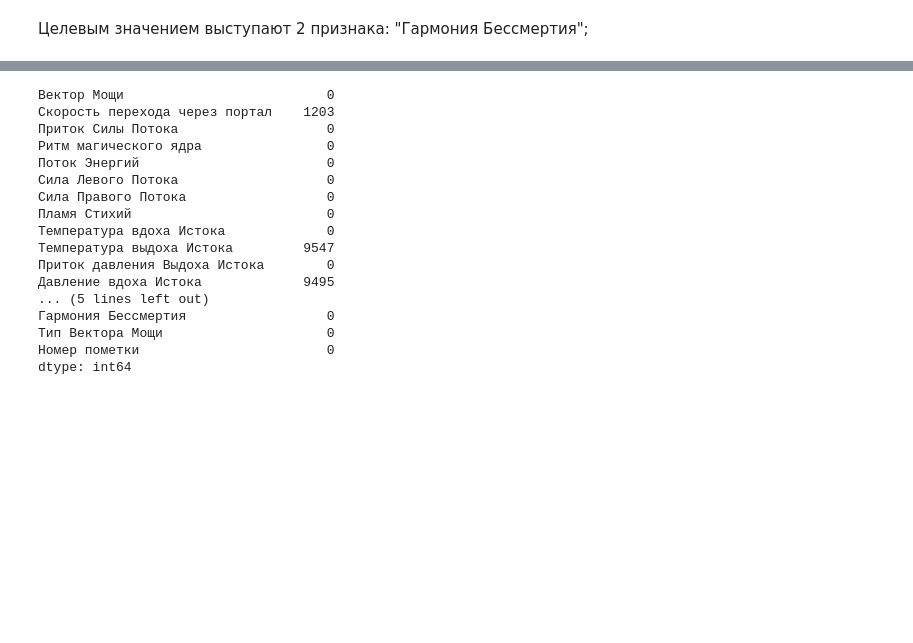
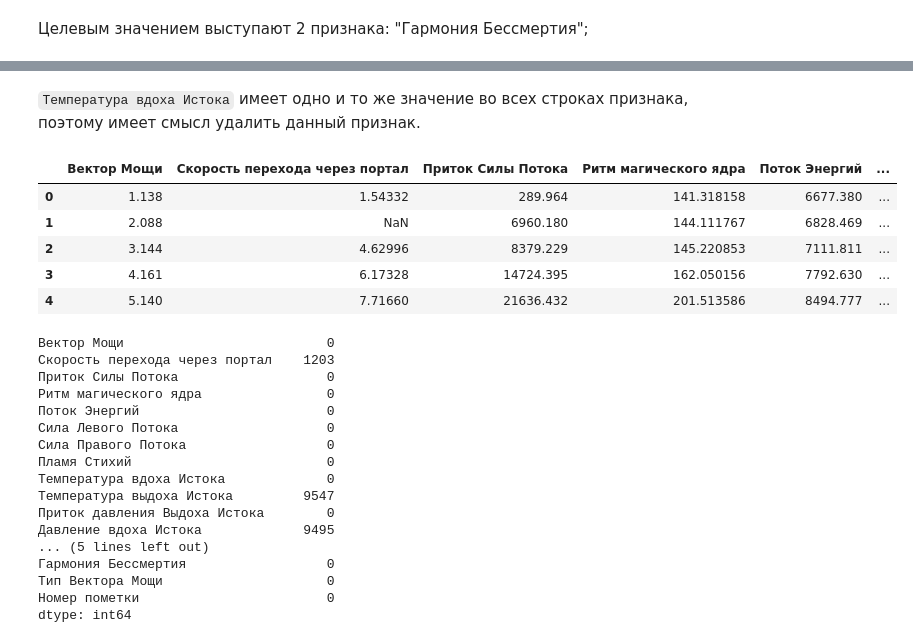
Before and after one commit to Vaiforo/practi5, a Jupyter notebook: labworks.ipynb, the cells around one changed output, grey strips where cells are left out. Drawn from its saved outputs; the diff is of its cells as text; code cells hidden in the pictures; blank space fills up the shorter version.

```diff
--- a/labworks.ipynb
+++ b/labworks.ipynb
@@ -366,3 +356,12 @@ df.describe()
+# %%
+cols = [
+    "Скорость перехода через портал",
+    "Температура выдоха Истока",
+    "Давление вдоха Истока",
+    "Древний Ветер",
+]
+
+df[cols] = df[cols].apply(pd.to_numeric, errors="coerce")
 # %% [markdown]
 | **№** | **Признак** | **Описание** | **Тип данных признака** |
 | ------ | ---- | ---- | ---- |
@@ -389,8 +388,3 @@ df.describe()
 # %% [markdown]
 Целевым значением выступают 2 признака:
 "Гармония Бессмертия";
-# %%
-df["Скорость перехода через портал"] = pd.to_numeric(
-    df["Скорость перехода через портал"],
-    errors="coerce"
-)
@@ -397,3 +403,14 @@ df["Скорость перехода через портал"] = pd.to_numeric(
+# %% [markdown]
+`Температура вдоха Истока` имеет одно и то же значение во всех строках признака, поэтому имеет смысл удалить данный признак.
+# %%
+df.head()
+# %% [output]
+|  | Вектор Мощи | Скорость перехода через портал | Приток Силы Потока | Ритм магического ядра | Поток Энергий | ... |
+| 0 | 1.138 | 1.54332 | 289.964 | 141.318158 | 6677.380 | ... |
+| 1 | 2.088 | NaN | 6960.180 | 144.111767 | 6828.469 | ... |
+| 2 | 3.144 | 4.62996 | 8379.229 | 145.220853 | 7111.811 | ... |
+| 3 | 4.161 | 6.17328 | 14724.395 | 162.050156 | 7792.630 | ... |
+| 4 | 5.140 | 7.71660 | 21636.432 | 201.513586 | 8494.777 | ... |
 # %%
 df = df.replace({"-": np.nan, "Не определено": np.nan})
 df.isna().sum()
```
Also changed, not shown: parts of 15 cells of this notebook.
